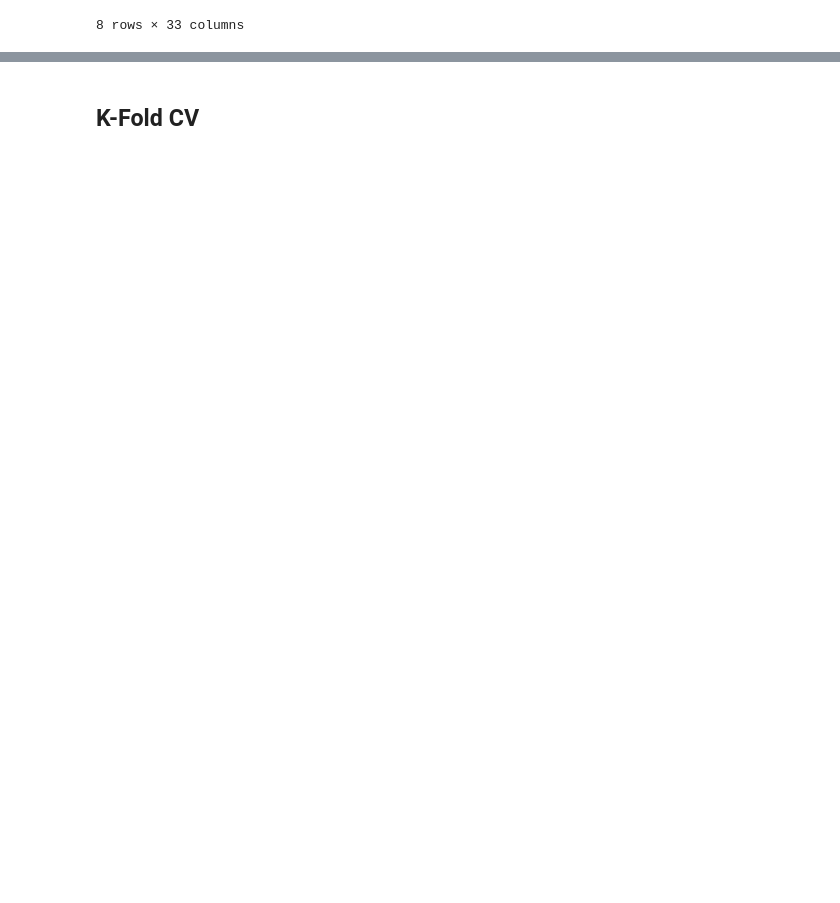
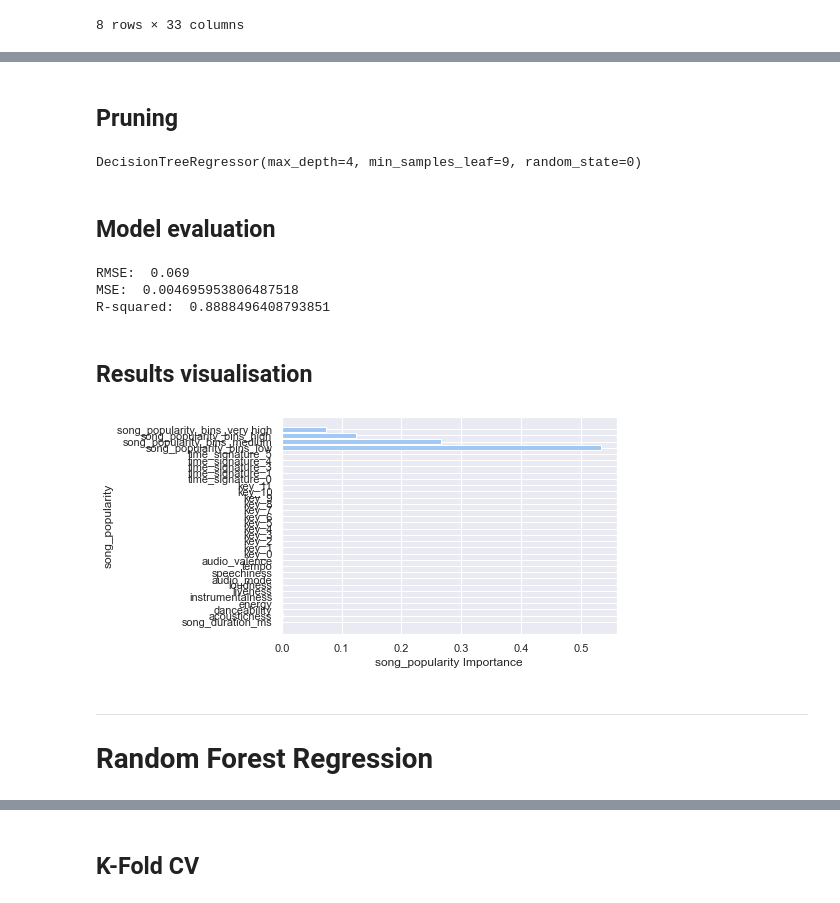
Before and after one commit to bohdan167/DAA, a Jupyter notebook: Datasets_&_Notebooks/Nosso Dataset/SongPopularity.ipynb, the cells around one changed output, grey strips where cells are left out. Cells and saved outputs as stored; diff of their text form; code cells hidden in the pictures; blank space fills up the shorter version.

```diff
--- a/Datasets_&_Notebooks/Nosso Dataset/SongPopularity.ipynb
+++ b/Datasets_&_Notebooks/Nosso Dataset/SongPopularity.ipynb
@@ -702,0 +409,69 @@ from sklearn import svm
+# %% [markdown]
+## Pruning
+# %%
+from sklearn.model_selection import validation_curve
+
+# Define the parameter range
+param_range_max_depth = range(1, 15)
+param_range_min_samples_leaf = range(1,10)
+param_range_min_samples_split = range(2,10)
+
+# Compute the train and test scores
+train_scores, test_scores = validation_curve(dt_regressor, X_train_dt, y_train_dt, param_name="max_depth", param_range=param_range, cv=5, scoring="neg_mean_squared_error")
+
+# Compute the train and test scores for max_depth
+train_scores_max_depth, test_scores_max_depth = validation_curve(dt_regressor, X_train_dt, y_train_dt, param_name="max_depth", param_range=param_range_max_depth, cv=5, scoring="neg_mean_squared_error")
+
+# Compute the train and test scores for min_samples_leaf
+train_scores_min_samples_leaf, test_scores_min_samples_leaf = validation_curve(dt_regressor, X_train_dt, y_train_dt, param_name="min_samples_leaf", param_range=param_range_min_samples_leaf, cv=5, scoring="neg_mean_squared_error")
+
+# Compute the train and test scores for min_samples_split
+train_scores_min_samples_split, test_scores_min_samples_split = validation_curve(dt_regressor, X_train_dt, y_train_dt, param_name="min_samples_split", param_range=param_range_min_samples_split, cv=5, scoring="neg_mean_squared_error")
+
+# Find the optimal max_depth, min_samples_leaf, min_samples_split
+optimal_max_depth = param_range_max_depth[np.argmax(np.mean(test_scores_max_depth, axis=1))]
+optimal_min_samples_leaf = param_range_min_samples_leaf[np.argmax(np.mean(test_scores_min_samples_leaf, axis=1))]
+optimal_min_samples_split = param_range_min_samples_split[np.argmax(np.mean(test_scores_min_samples_split, axis=1))]
+
+# Create the final model with the optimal max_depth, min_samples_leaf, min_samples_split
+final_model = DecisionTreeRegressor(max_depth=optimal_max_depth, min_samples_leaf=optimal_min_samples_leaf, min_samples_split=optimal_min_samples_split,random_state=0)
+final_model.fit(X, y)
+# %% [output]
+DecisionTreeRegressor(max_depth=4, min_samples_leaf=9, random_state=0)
+# %% [markdown]
+## Model evaluation
+# %%
+from sklearn.metrics import mean_squared_error
+
+# Predicting the target values of the test set
+y_pred_dt = dt_regressor.predict(X_test_dt)
+
+# RMSE (Root Mean Squared Error)
+rmse = float(format(np.sqrt(mean_squared_error(y_test_dt, y_pred_dt)), '.3f'))
+print("RMSE: ", rmse)
+
+mse = mean_squared_error(y_test_dt, y_pred_dt)
+print("MSE: ", mse)
+
+r2 = r2_score(y_test_dt, y_pred_dt)
+print("R-squared: ", r2)
+# %% [output]
+RMSE:  0.069
+MSE:  0.004695953806487518
+R-squared:  0.8888496408793851
+# %% [markdown]
+## Results visualisation
+# %%
+# get the feature importances
+importances = dt_regressor.feature_importances_
+
+# plot the feature importances
+plt.barh(X.columns, importances)
+plt.xlabel("song_popularity Importance")
+plt.ylabel("song_popularity")
+plt.show()
+# %% [output]
+[figure, added]
+# %% [markdown]
+---
+# Random Forest Regression
```
Also changed, not shown: parts of 87 cells of this notebook, 3 other files.
